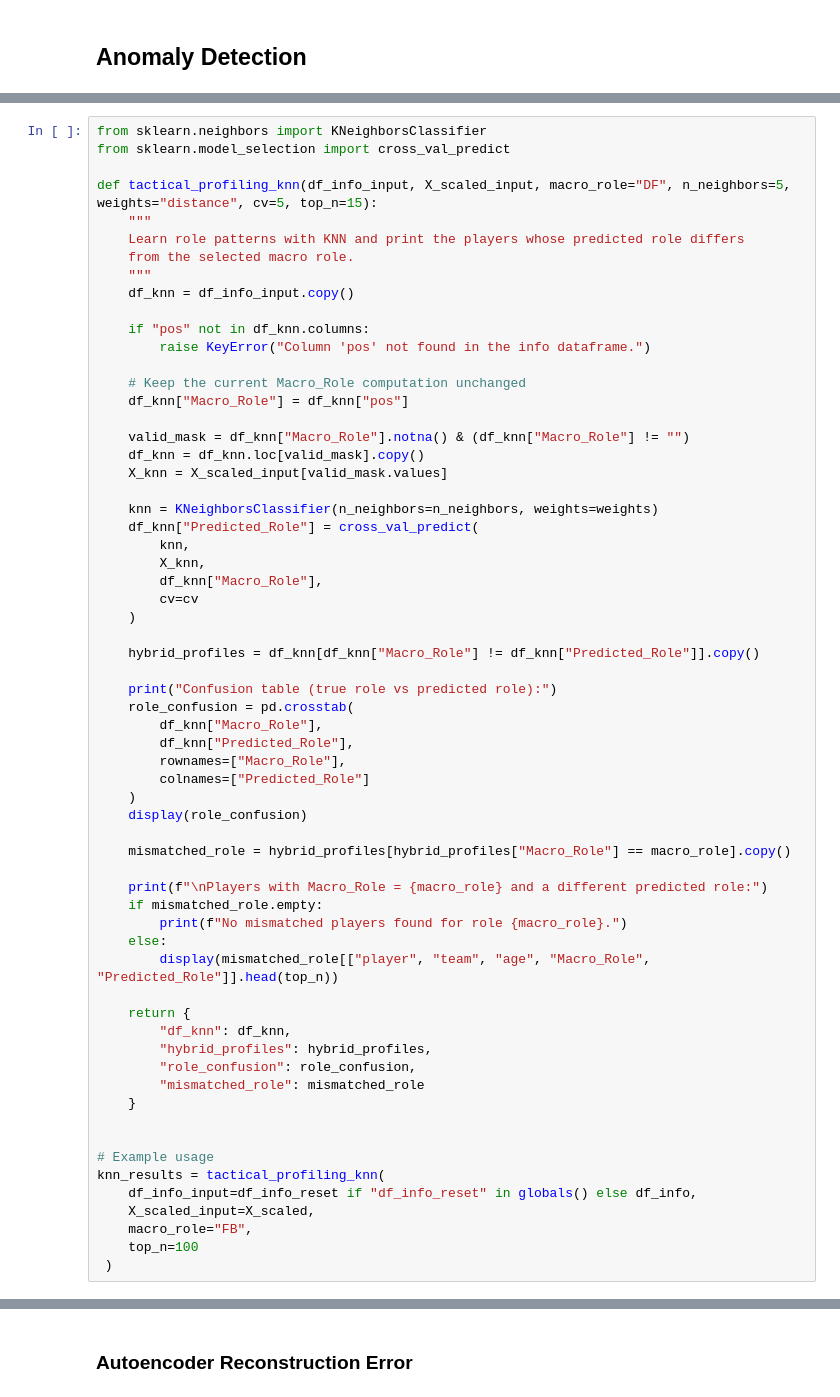
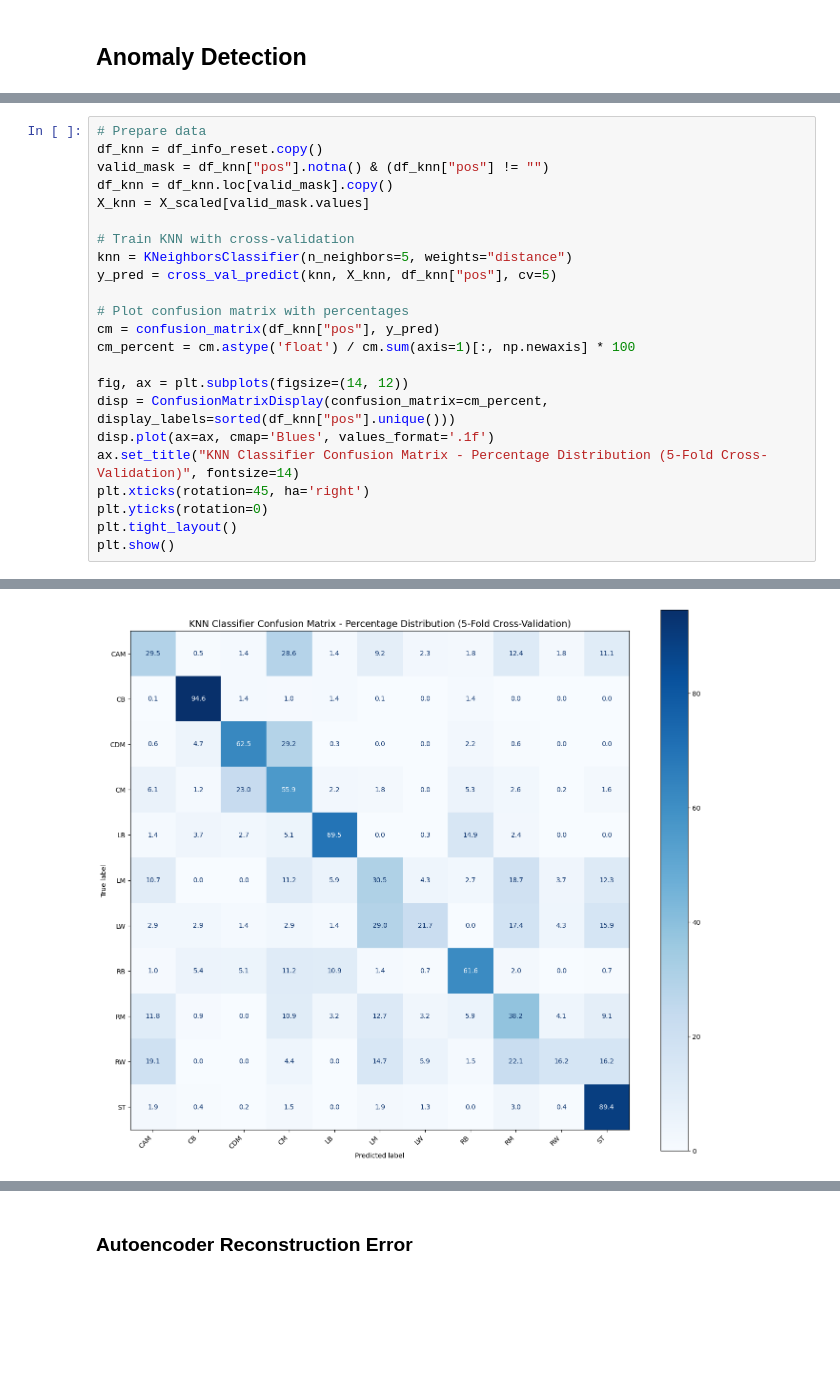
Before and after one commit to andreamurari/DataDriven_Soccer_Scouting, a Jupyter notebook: DataDriven_Soccer_Scouting.ipynb, the cells around one changed output, grey strips where cells are left out. Saved outputs shown, nothing was run; the diff lists cells and outputs as text; blank space fills up the shorter version.

```diff
--- a/DataDriven_Soccer_Scouting.ipynb
+++ b/DataDriven_Soccer_Scouting.ipynb
@@ -966,64 +844,24 @@ If KNN looks at a defender's data and says "For me this is a midfielder", we hav
 # %%
-from sklearn.neighbors import KNeighborsClassifier
-from sklearn.model_selection import cross_val_predict
+# Prepare data
+df_knn = df_info_reset.copy()
+valid_mask = df_knn["pos"].notna() & (df_knn["pos"] != "")
+df_knn = df_knn.loc[valid_mask].copy()
+X_knn = X_scaled[valid_mask.values]
 
-def tactical_profiling_knn(df_info_input, X_scaled_input, macro_role="DF", n_neighbors=5, weights="distance", cv=5, top_n=15):
-    """
-    Learn role patterns with KNN and print the players whose predicted role differs
-    from the selected macro role.
-    """
-    df_knn = df_info_input.copy()
+# Train KNN with cross-validation
+knn = KNeighborsClassifier(n_neighbors=5, weights="distance")
+y_pred = cross_val_predict(knn, X_knn, df_knn["pos"], cv=5)
 
-    if "pos" not in df_knn.columns:
-        raise KeyError("Column 'pos' not found in the info dataframe.")
+# Plot confusion matrix with percentages
+cm = confusion_matrix(df_knn["pos"], y_pred)
+cm_percent = cm.astype('float') / cm.sum(axis=1)[:, np.newaxis] * 100
 
-    # Keep the current Macro_Role computation unchanged
-    df_knn["Macro_Role"] = df_knn["pos"]
-
-    valid_mask = df_knn["Macro_Role"].notna() & (df_knn["Macro_Role"] != "")
-    df_knn = df_knn.loc[valid_mask].copy()
-    X_knn = X_scaled_input[valid_mask.values]
-
-    knn = KNeighborsClassifier(n_neighbors=n_neighbors, weights=weights)
-    df_knn["Predicted_Role"] = cross_val_predict(
-        knn,
-        X_knn,
-        df_knn["Macro_Role"],
-        cv=cv
-    )
-
-    hybrid_profiles = df_knn[df_knn["Macro_Role"] != df_knn["Predicted_Role"]].copy()
-
-    print("Confusion table (true role vs predicted role):")
-    role_confusion = pd.crosstab(
-        df_knn["Macro_Role"],
-        df_knn["Predicted_Role"],
-        rownames=["Macro_Role"],
-        colnames=["Predicted_Role"]
-    )
-    display(role_confusion)
-
-    mismatched_role = hybrid_profiles[hybrid_profiles["Macro_Role"] == macro_role].copy()
-
-    print(f"\nPlayers with Macro_Role = {macro_role} and a different predicted role:")
-    if mismatched_role.empty:
-        print(f"No mismatched players found for role {macro_role}.")
-    else:
-        display(mismatched_role[["player", "team", "age", "Macro_Role", "Predicted_Role"]].head(top_n))
-
-    return {
-        "df_knn": df_knn,
-        "hybrid_profiles": hybrid_profiles,
-        "role_confusion": role_confusion,
-        "mismatched_role": mismatched_role
-    }
-
-
-# Example usage
-knn_results = tactical_profiling_knn(
-    df_info_input=df_info_reset if "df_info_reset" in globals() else df_info,
-    X_scaled_input=X_scaled,
-    macro_role="FB",
-    top_n=100
- )
+fig, ax = plt.subplots(figsize=(14, 12))
+disp = ConfusionMatrixDisplay(confusion_matrix=cm_percent, display_labels=sorted(df_knn["pos"].unique()))
+disp.plot(ax=ax, cmap='Blues', values_format='.1f')
+ax.set_title("KNN Classifier Confusion Matrix - Percentage Distribution (5-Fold Cross-Validation)", fontsize=14)
+plt.xticks(rotation=45, ha='right')
+plt.yticks(rotation=0)
+plt.tight_layout()
+plt.show()
 # %% [output]
@@ -1046 +868,2 @@ No mismatched players found for role FB.
+[figure, added]
 # %% [markdown]
```
Also changed, not shown: parts of 20 cells of this notebook.
